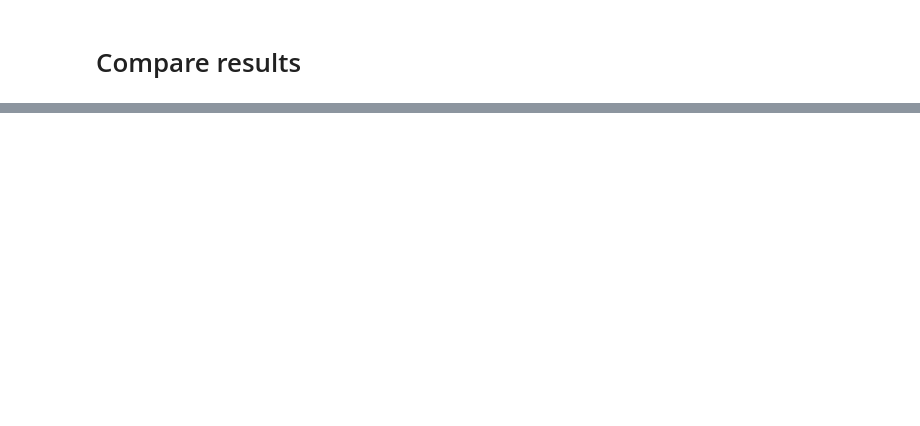
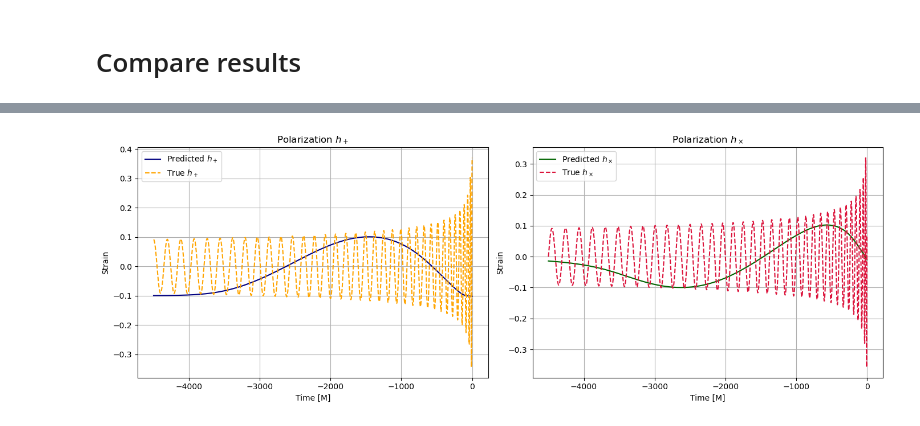
Before and after one commit to yingleipeng/GW_visualization, a Jupyter notebook: binary_inspiral.ipynb, the cells around one changed output, grey strips where cells are left out. Cells and saved outputs as stored; diff of their text form; code cells hidden in the pictures; blank space fills up the shorter version.

```diff
--- a/binary_inspiral.ipynb
+++ b/binary_inspiral.ipynb
@@ -1045,0 +1104,73 @@ plt.show()
+# %%
+import torch
+import numpy as np
+import matplotlib.pyplot as plt
+from scipy.interpolate import interp1d
+import pandas as pd
+
+# Ensure the model is in evaluation mode
+model.eval()
+
+# === 1. Generate test input ===
+q = 1.5
+t_vals = np.linspace(-4500, 0, 2000)
+
+X_test = np.stack([
+    t_vals,
+    np.full_like(t_vals, q),
+], axis=1)
+
+# === 2. Scale input and predict ===
+X_scaled = gx.transform(X_test)
+X_tensor = torch.tensor(X_scaled, dtype=torch.float32)
+
+with torch.no_grad():
+    Y_scaled = model(X_tensor)
+
+Y_pred = gy.inverse_transform(Y_scaled.numpy())
+phi, r, omega, h_real, h_imag = Y_pred.T
+
+# Compute h+ and h× from the real and imaginary parts
+hplus_pred = h_real
+hcross_pred = -h_imag
+
+# === 3. Load ground-truth data for comparison ===
+df_true = pd.read_csv("precessing_waveform_dataset3.csv")
+df_q = df_true[df_true['q'] == q].copy()
+df_q = df_q[(df_q['time'] >= t_vals.min()) & (df_q['time'] <= t_vals.max())]
+df_q = df_q.sort_values(by='time')
+
+# === 4. Interpolate ground truth to align with t_vals ===
+interp_hplus = interp1d(df_q['time'], df_q['h22_real'], kind='cubic', fill_value="extrapolate")
+interp_hcross = interp1d(df_q['time'], -df_q['h22_imag'], kind='cubic', fill_value="extrapolate")
+
+hplus_true = interp_hplus(t_vals)
+hcross_true = interp_hcross(t_vals)
+
+# === 5. Plot comparison ===
+plt.figure(figsize=(14, 5))
+
+# h+ polarisation
+plt.subplot(1, 2, 1)
+plt.plot(t_vals, hplus_pred, label='Predicted $h_+$', color='navy')
+plt.plot(t_vals, hplus_true, '--', label='True $h_+$', color='orange')
+plt.xlabel('Time [M]')
+plt.ylabel('Strain')
+plt.title('Polarization $h_+$')
+plt.grid(True)
+plt.legend()
+
+# h× polarisation
+plt.subplot(1, 2, 2)
+plt.plot(t_vals, hcross_pred, label='Predicted $h_\\times$', color='darkgreen')
+plt.plot(t_vals, hcross_true, '--', label='True $h_\\times$', color='crimson')
+plt.xlabel('Time [M]')
+plt.ylabel('Strain')
+plt.title('Polarization $h_\\times$')
+plt.grid(True)
+plt.legend()
+
+plt.tight_layout()
+plt.show()
+# %% [output]
+[figure, added]
```
Also changed, not shown: parts of 10 cells of this notebook.
